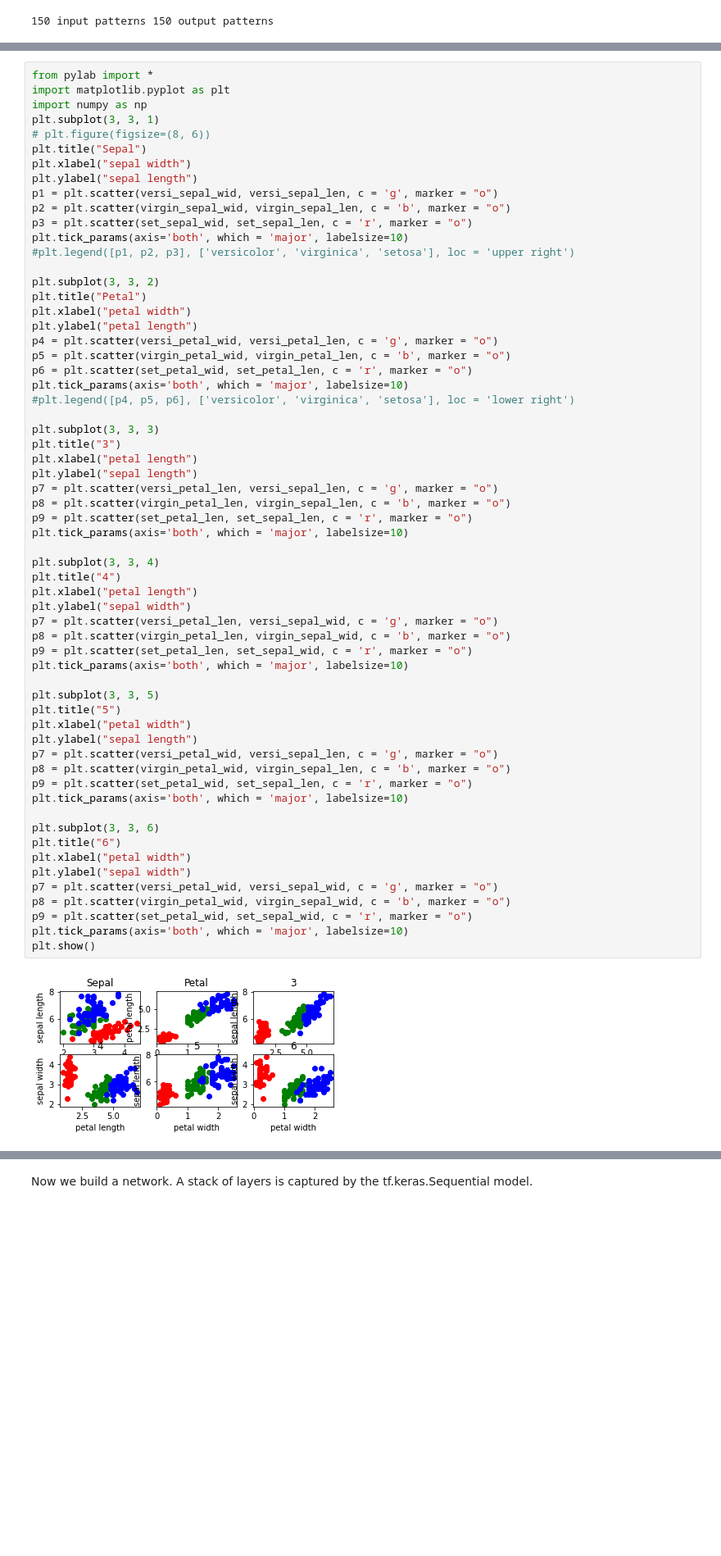
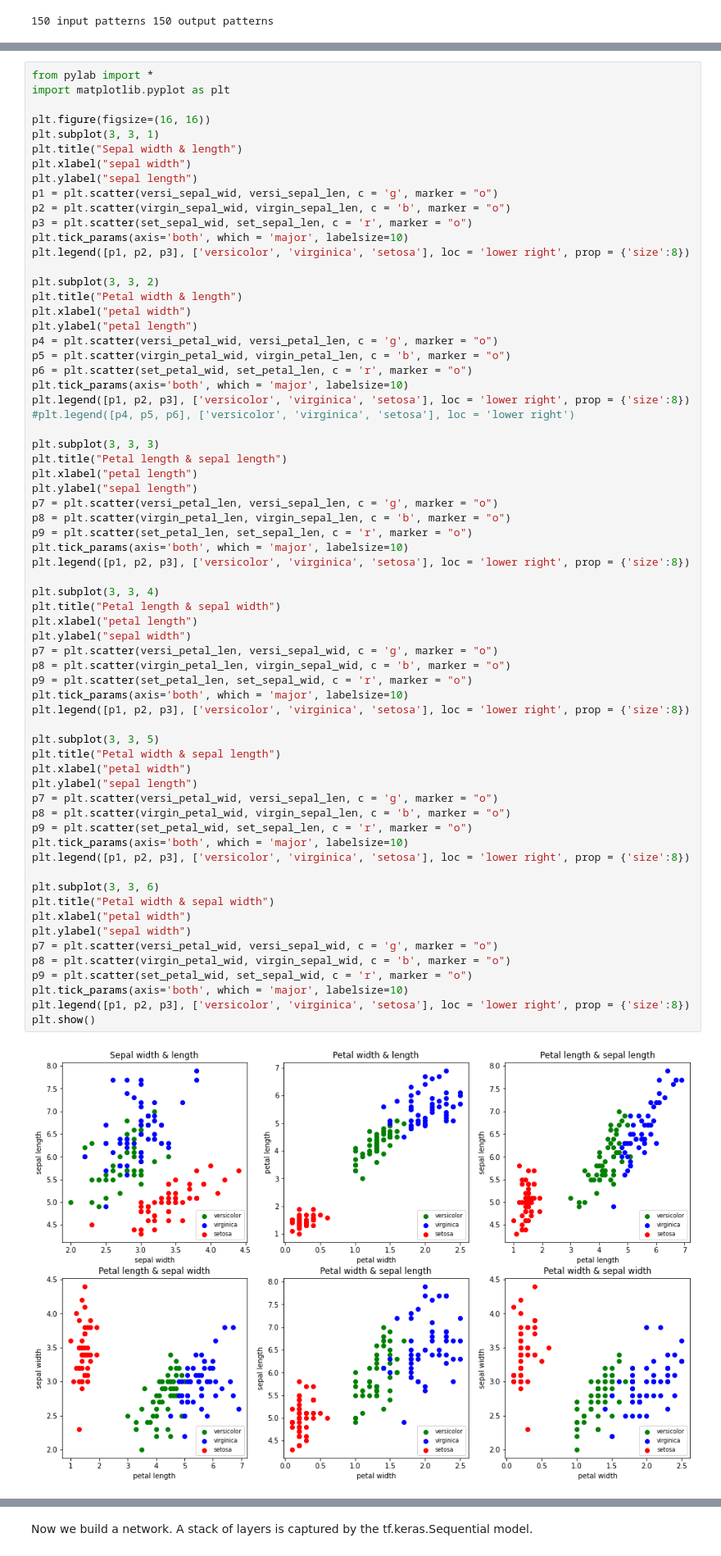
Before and after one commit to yeswhos/COMP5400M-Bio-inspired-Computing, a Jupyter notebook: CW2/Backpropagation on the Iris data set.ipynb, the cells around one changed output, grey strips where cells are left out. Shown at 82% size. Saved outputs shown, nothing was run; the diff lists cells and outputs as text; blank space fills up the shorter version.

```diff
--- a/CW2/Backpropagation on the Iris data set.ipynb
+++ b/CW2/Backpropagation on the Iris data set.ipynb
@@ -61,65 +66,70 @@ virgin_petal_wid = total[100:150:,3]
 # %%
 from pylab import *
 import matplotlib.pyplot as plt
-import numpy as np
+
+plt.figure(figsize=(16, 16))
 plt.subplot(3, 3, 1)
-# plt.figure(figsize=(8, 6))
-plt.title("Sepal")
+plt.title("Sepal width & length")
 plt.xlabel("sepal width")
 plt.ylabel("sepal length")
 p1 = plt.scatter(versi_sepal_wid, versi_sepal_len, c = 'g', marker = "o")
 p2 = plt.scatter(virgin_sepal_wid, virgin_sepal_len, c = 'b', marker = "o")
 p3 = plt.scatter(set_sepal_wid, set_sepal_len, c = 'r', marker = "o")
 plt.tick_params(axis='both', which = 'major', labelsize=10)
-#plt.legend([p1, p2, p3], ['versicolor', 'virginica', 'setosa'], loc = 'upper right')
+plt.legend([p1, p2, p3], ['versicolor', 'virginica', 'setosa'], loc = 'lower right', prop = {'size':8})
 
 plt.subplot(3, 3, 2)
-plt.title("Petal")
+plt.title("Petal width & length")
 plt.xlabel("petal width")
 plt.ylabel("petal length")
 p4 = plt.scatter(versi_petal_wid, versi_petal_len, c = 'g', marker = "o")
 p5 = plt.scatter(virgin_petal_wid, virgin_petal_len, c = 'b', marker = "o")
 p6 = plt.scatter(set_petal_wid, set_petal_len, c = 'r', marker = "o")
 plt.tick_params(axis='both', which = 'major', labelsize=10)
+plt.legend([p1, p2, p3], ['versicolor', 'virginica', 'setosa'], loc = 'lower right', prop = {'size':8})
 #plt.legend([p4, p5, p6], ['versicolor', 'virginica', 'setosa'], loc = 'lower right')
 
 plt.subplot(3, 3, 3)
-plt.title("3")
+plt.title("Petal length & sepal length")
 plt.xlabel("petal length")
 plt.ylabel("sepal length")
 p7 = plt.scatter(versi_petal_len, versi_sepal_len, c = 'g', marker = "o")
 p8 = plt.scatter(virgin_petal_len, virgin_sepal_len, c = 'b', marker = "o")
 p9 = plt.scatter(set_petal_len, set_sepal_len, c = 'r', marker = "o")
 plt.tick_params(axis='both', which = 'major', labelsize=10)
+plt.legend([p1, p2, p3], ['versicolor', 'virginica', 'setosa'], loc = 'lower right', prop = {'size':8})
 
 plt.subplot(3, 3, 4)
-plt.title("4")
+plt.title("Petal length & sepal width")
 plt.xlabel("petal length")
 plt.ylabel("sepal width")
 p7 = plt.scatter(versi_petal_len, versi_sepal_wid, c = 'g', marker = "o")
 p8 = plt.scatter(virgin_petal_len, virgin_sepal_wid, c = 'b', marker = "o")
 p9 = plt.scatter(set_petal_len, set_sepal_wid, c = 'r', marker = "o")
 plt.tick_params(axis='both', which = 'major', labelsize=10)
+plt.legend([p1, p2, p3], ['versicolor', 'virginica', 'setosa'], loc = 'lower right', prop = {'size':8})
 
 plt.subplot(3, 3, 5)
-plt.title("5")
+plt.title("Petal width & sepal length")
 plt.xlabel("petal width")
 plt.ylabel("sepal length")
 p7 = plt.scatter(versi_petal_wid, versi_sepal_len, c = 'g', marker = "o")
 p8 = plt.scatter(virgin_petal_wid, virgin_sepal_len, c = 'b', marker = "o")
 p9 = plt.scatter(set_petal_wid, set_sepal_len, c = 'r', marker = "o")
 plt.tick_params(axis='both', which = 'major', labelsize=10)
+plt.legend([p1, p2, p3], ['versicolor', 'virginica', 'setosa'], loc = 'lower right', prop = {'size':8})
 
 plt.subplot(3, 3, 6)
-plt.title("6")
+plt.title("Petal width & sepal width")
 plt.xlabel("petal width")
 plt.ylabel("sepal width")
 p7 = plt.scatter(versi_petal_wid, versi_sepal_wid, c = 'g', marker = "o")
 p8 = plt.scatter(virgin_petal_wid, virgin_sepal_wid, c = 'b', marker = "o")
 p9 = plt.scatter(set_petal_wid, set_sepal_wid, c = 'r', marker = "o")
 plt.tick_params(axis='both', which = 'major', labelsize=10)
+plt.legend([p1, p2, p3], ['versicolor', 'virginica', 'setosa'], loc = 'lower right', prop = {'size':8})
 plt.show()
 # %% [output]
-[figure, old version]
+[figure, new version]
 # %%
 plt.figure(figsize=(6, 6))
```
Also changed, not shown: parts of 4 cells of this notebook.
